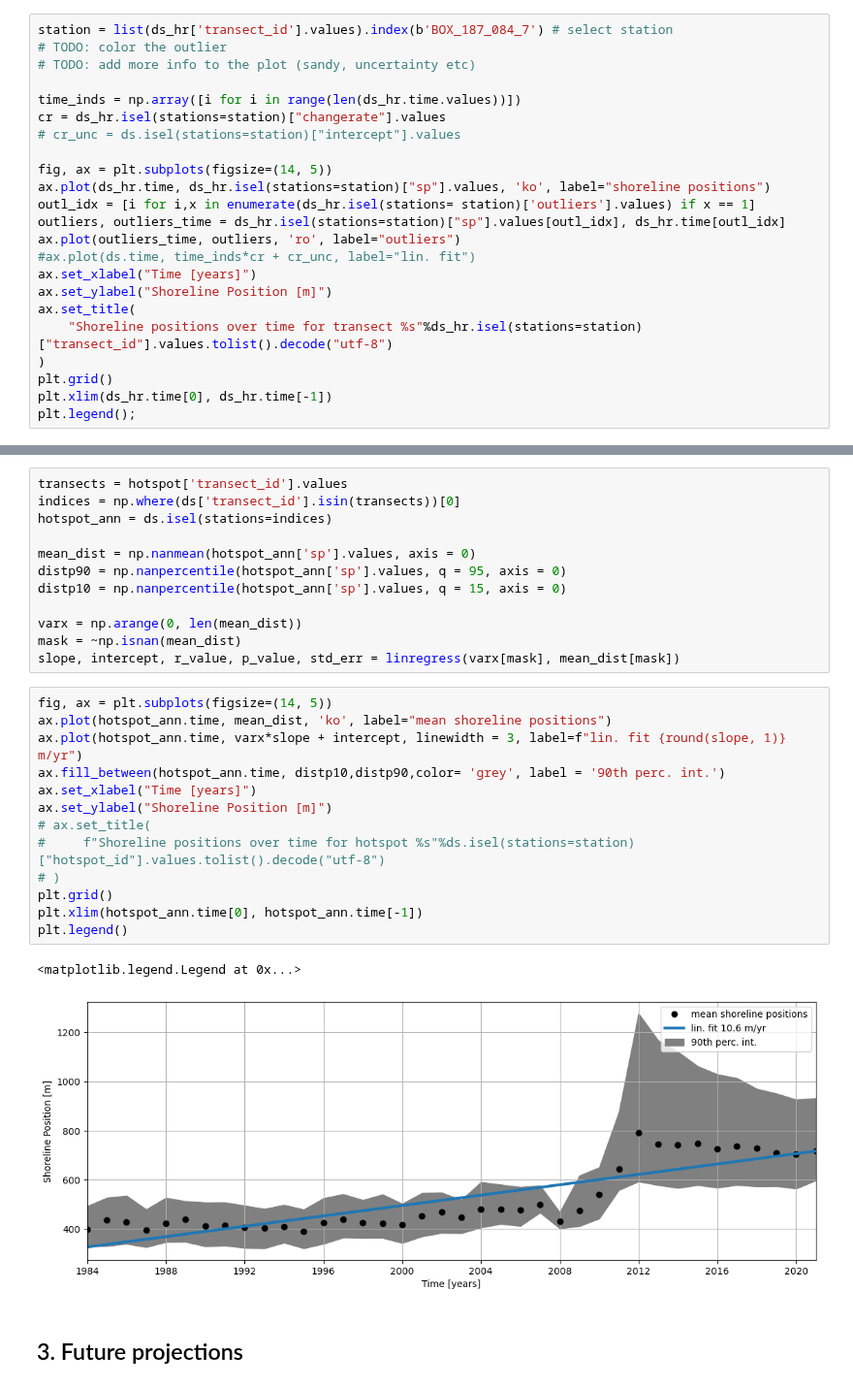
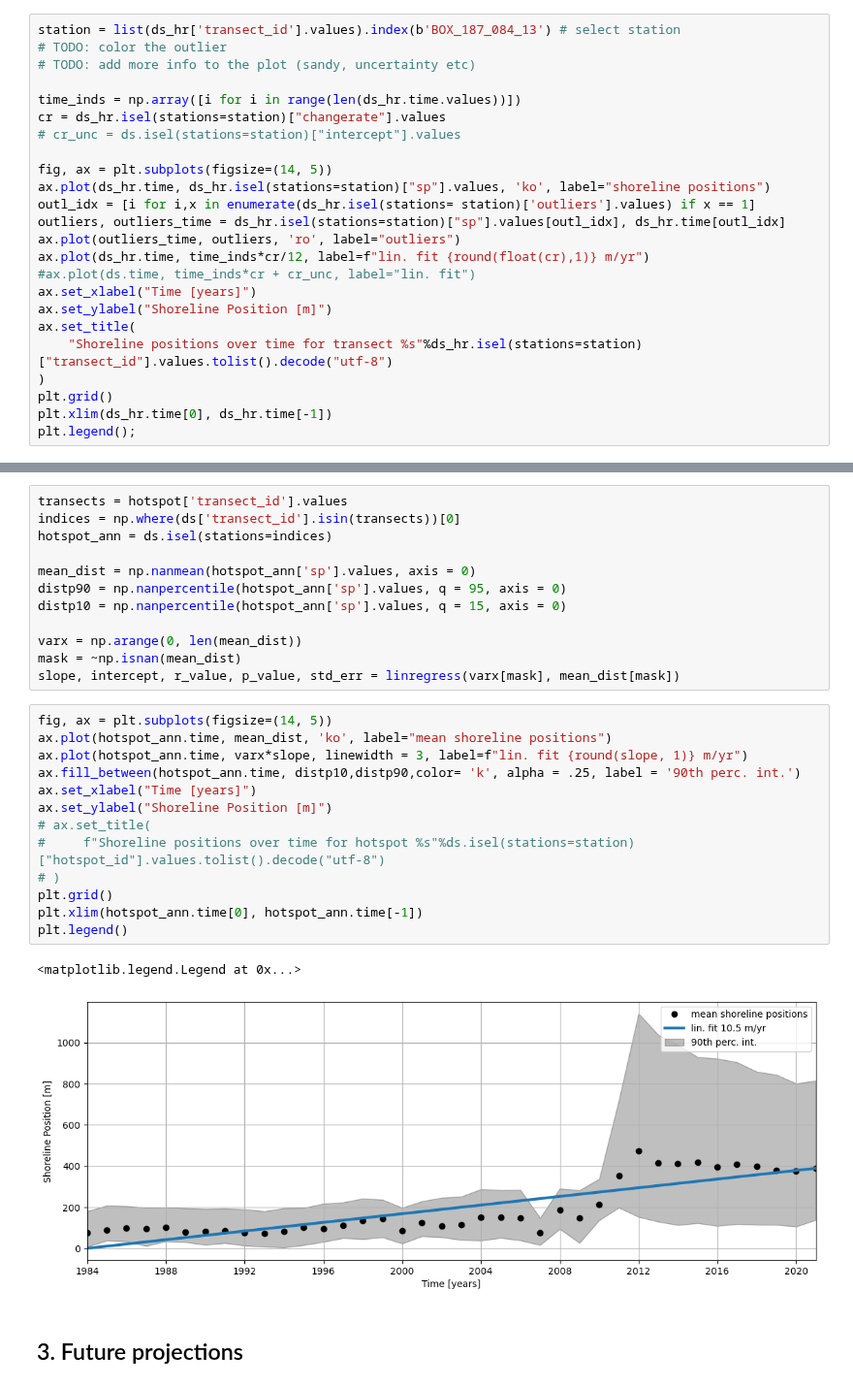
Before and after one commit to openearth/global-coastal-atlas, a Jupyter notebook: visualization/01_shorelinepositions.ipynb, the cells around one changed output, grey strips where cells are left out. Shown at 97% size. Saved outputs shown, nothing was run; the diff lists cells and outputs as text.

```diff
--- a/visualization/01_shorelinepositions.ipynb
+++ b/visualization/01_shorelinepositions.ipynb
@@ -110,5 +130,5 @@ ds_hr = xr.open_zarr(href)
 # %%
-station = list(ds_hr['transect_id'].values).index(b'BOX_187_084_7') # select station
+station = list(ds_hr['transect_id'].values).index(b'BOX_187_084_13') # select station
 # TODO: color the outlier
 # TODO: add more info to the plot (sandy, uncertainty etc)
 
@@ -121,6 +141,7 @@ ax.plot(ds_hr.time, ds_hr.isel(stations=station)["sp"].values, 'ko', label="shor
 outl_idx = [i for i,x in enumerate(ds_hr.isel(stations= station)['outliers'].values) if x == 1]
 outliers, outliers_time = ds_hr.isel(stations=station)["sp"].values[outl_idx], ds_hr.time[outl_idx]
 ax.plot(outliers_time, outliers, 'ro', label="outliers")
+ax.plot(ds_hr.time, time_inds*cr/12, label=f"lin. fit {round(float(cr),1)} m/yr")
 #ax.plot(ds.time, time_inds*cr + cr_unc, label="lin. fit")
 ax.set_xlabel("Time [years]")
 ax.set_ylabel("Shoreline Position [m]")
@@ -197,19 +218,19 @@ slope, intercept, r_value, p_value, std_err = linregress(varx[mask], mean_dist[m
 # %%
 fig, ax = plt.subplots(figsize=(14, 5))
 ax.plot(hotspot_ann.time, mean_dist, 'ko', label="mean shoreline positions")
-ax.plot(hotspot_ann.time, varx*slope + intercept, linewidth = 3, label=f"lin. fit {round(slope, 1)} m/yr")
-ax.fill_between(hotspot_ann.time, distp10,distp90,color= 'grey', label = '90th perc. int.')
+ax.plot(hotspot_ann.time, varx*slope, linewidth = 3, label=f"lin. fit {round(slope, 1)} m/yr")
+ax.fill_between(hotspot_ann.time, distp10,distp90,color= 'k', alpha = .25, label = '90th perc. int.')
 ax.set_xlabel("Time [years]")
 ax.set_ylabel("Shoreline Position [m]")
 # ax.set_title(
 #     f"Shoreline positions over time for hotspot %s"%ds.isel(stations=station)["hotspot_id"].values.tolist().decode("utf-8")
 # )
 plt.grid()
 plt.xlim(hotspot_ann.time[0], hotspot_ann.time[-1])
 plt.legend()
 # %% [output]
 <matplotlib.legend.Legend at 0x...>
-[figure, old version]
+[figure, new version]
 # %% [markdown]
 ## 3. Future projections
 # %% [markdown]
```
Also changed, not shown: parts of 15 cells of this notebook, 8 other files.
